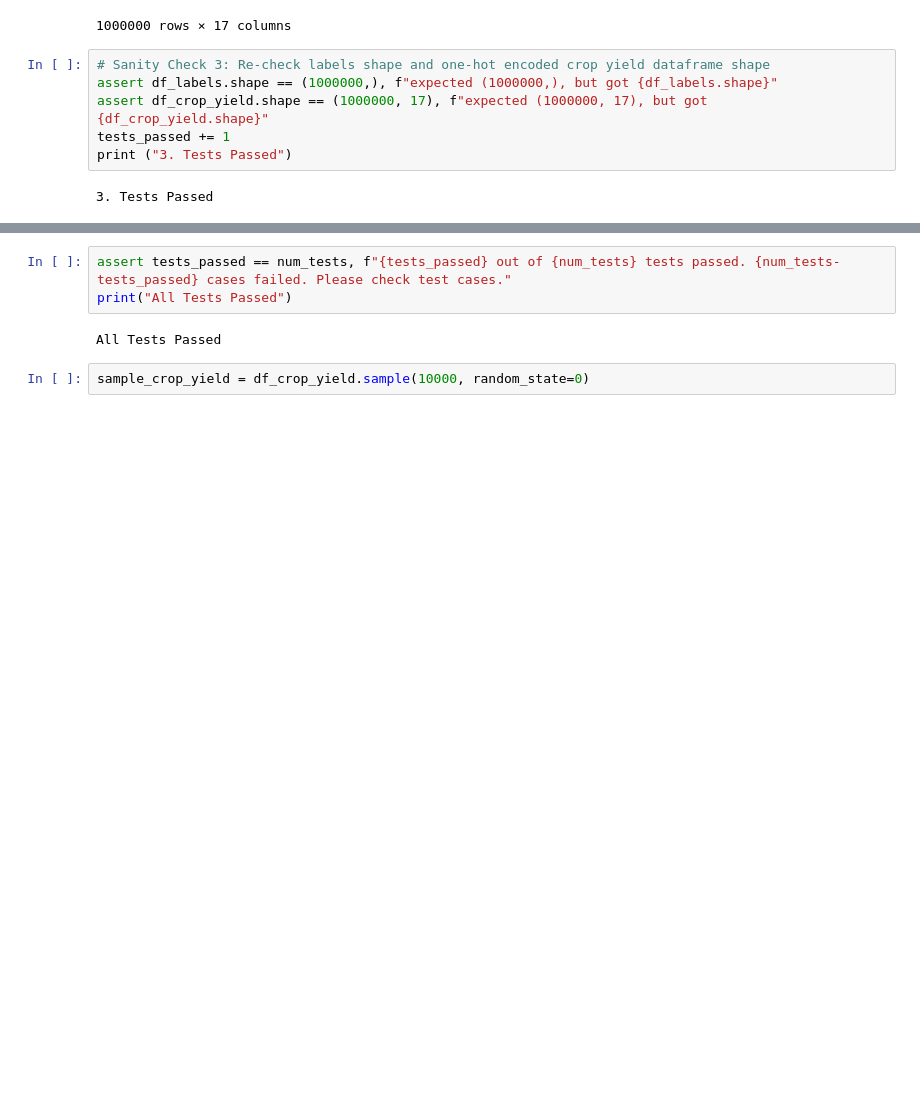
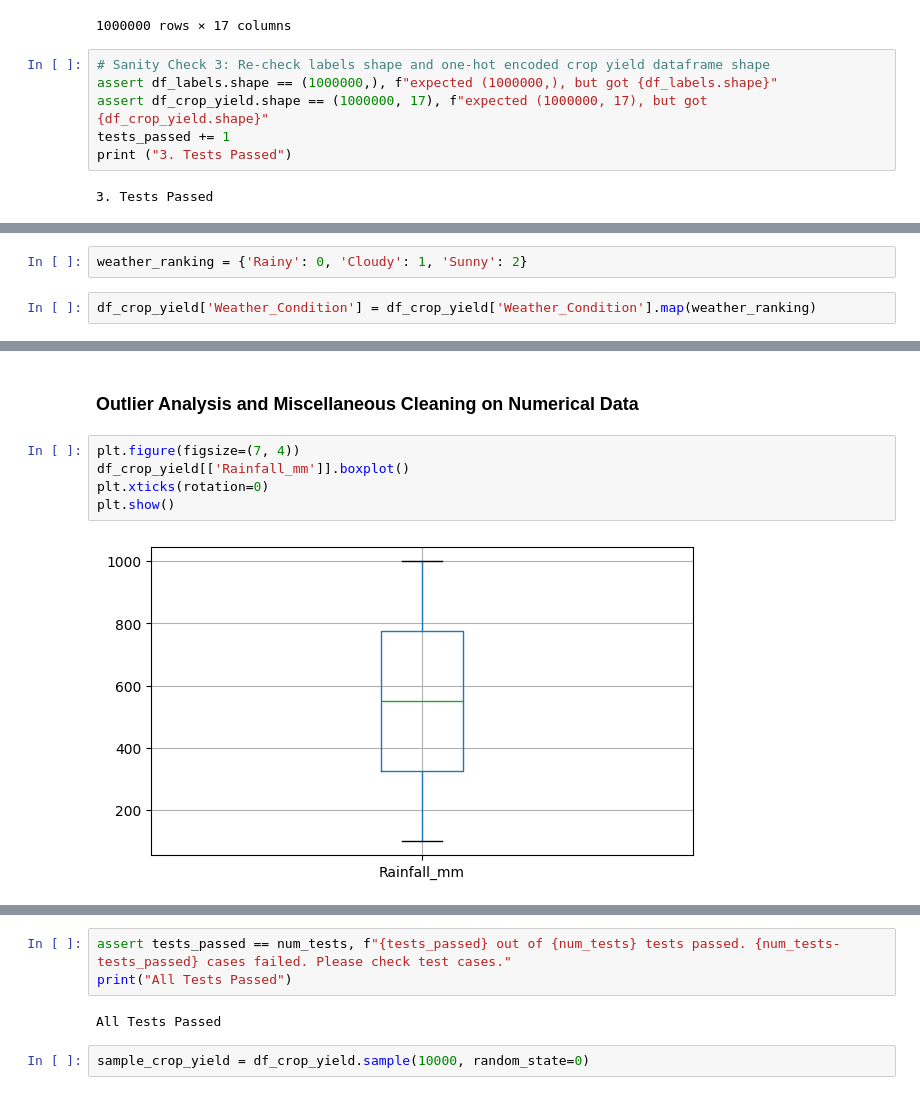
Before and after one commit to BlueJayVRStudio/CSCA5632_final, a Jupyter notebook: UnsupervisedLearningProject.ipynb, the cells around one changed output, grey strips where cells are left out. Saved outputs shown, nothing was run; the diff lists cells and outputs as text; blank space fills up the shorter version.

```diff
--- a/UnsupervisedLearningProject.ipynb
+++ b/UnsupervisedLearningProject.ipynb
@@ -167,0 +178,4 @@ print ("3. Tests Passed")
+# %%
+weather_ranking = {'Rainy': 0, 'Cloudy': 1, 'Sunny': 2}
+# %%
+df_crop_yield['Weather_Condition'] = df_crop_yield['Weather_Condition'].map(weather_ranking)
@@ -167,0 +191,9 @@ print ("3. Tests Passed")
+# %% [markdown]
+### Outlier Analysis and Miscellaneous Cleaning on Numerical Data
+# %%
+plt.figure(figsize=(7, 4))
+df_crop_yield[['Rainfall_mm']].boxplot()
+plt.xticks(rotation=0)
+plt.show()
+# %% [output]
+[figure, added]
```
Also changed, not shown: parts of 13 cells of this notebook.
